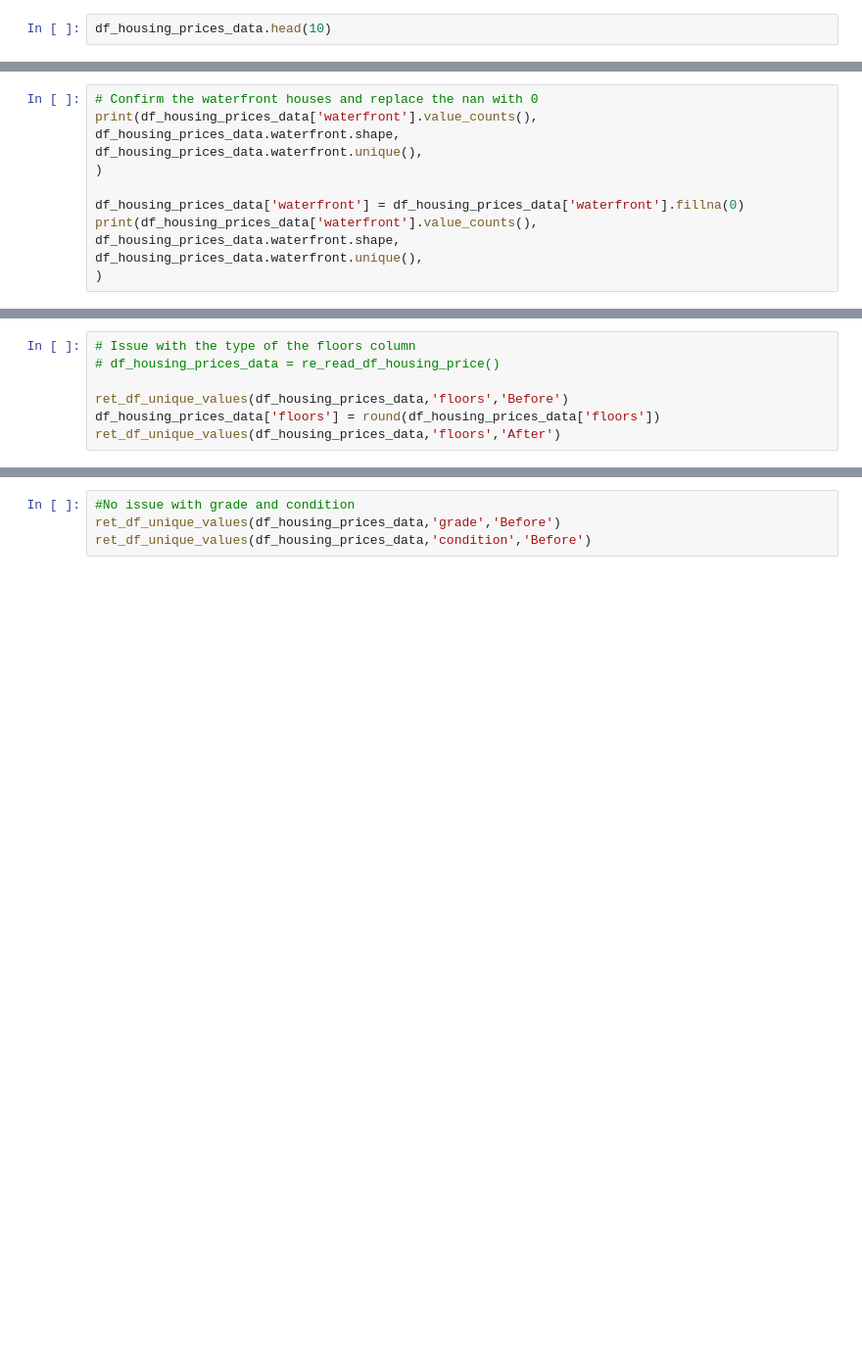
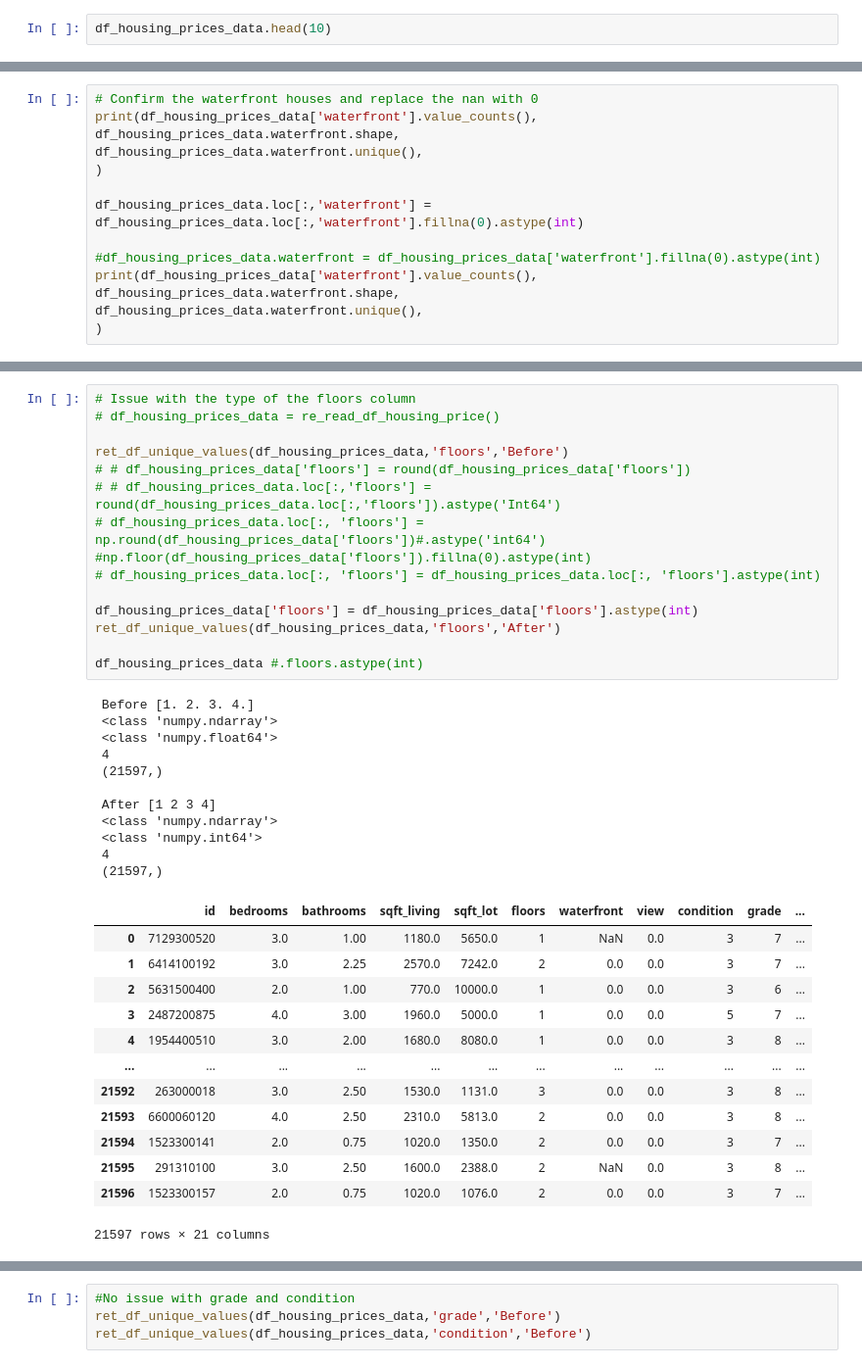
Before and after one commit to vaibhavredekar/ds-eda-project, a Jupyter notebook: eda_project_implementation.ipynb, the cells around one changed output, grey strips where cells are left out. Shown: that part at 98% size. Saved outputs shown, nothing was run; the diff lists cells and outputs as text; blank space fills up the shorter version.

```diff
--- a/eda_project_implementation.ipynb
+++ b/eda_project_implementation.ipynb
@@ -164,7 +193,9 @@ df_housing_prices_data.waterfront.shape,
 df_housing_prices_data.waterfront.unique(),
 )
 
-df_housing_prices_data['waterfront'] = df_housing_prices_data['waterfront'].fillna(0)
+df_housing_prices_data.loc[:,'waterfront'] = df_housing_prices_data.loc[:,'waterfront'].fillna(0).astype(int)
+
+#df_housing_prices_data.waterfront = df_housing_prices_data['waterfront'].fillna(0).astype(int)
 print(df_housing_prices_data['waterfront'].value_counts(),
 df_housing_prices_data.waterfront.shape,
 df_housing_prices_data.waterfront.unique(),
@@ -172,10 +212,42 @@ df_housing_prices_data.waterfront.unique(),
 # %%
 # Issue with the type of the floors column
 # df_housing_prices_data = re_read_df_housing_price()
 
 ret_df_unique_values(df_housing_prices_data,'floors','Before')
-df_housing_prices_data['floors'] = round(df_housing_prices_data['floors'])
+# # df_housing_prices_data['floors'] = round(df_housing_prices_data['floors'])
+# # df_housing_prices_data.loc[:,'floors'] = round(df_housing_prices_data.loc[:,'floors']).astype('Int64')
+# df_housing_prices_data.loc[:, 'floors'] = np.round(df_housing_prices_data['floors'])#.astype('int64')  #np.floor(df_housing_prices_data['floors']).fillna(0).astype(int)
+# df_housing_prices_data.loc[:, 'floors'] = df_housing_prices_data.loc[:, 'floors'].astype(int)
+
+df_housing_prices_data['floors'] = df_housing_prices_data['floors'].astype(int)
 ret_df_unique_values(df_housing_prices_data,'floors','After')
+
+df_housing_prices_data #.floors.astype(int)
+# %% [output]
+ Before [1. 2. 3. 4.]
+ <class 'numpy.ndarray'>
+ <class 'numpy.float64'>
+ 4
+ (21597,)
+
+ After [1 2 3 4]
+ <class 'numpy.ndarray'>
+ <class 'numpy.int64'>
+ 4
+ (21597,)
+|  | id | bedrooms | bathrooms | sqft_living | sqft_lot | floors | waterfront | view | condition | grade | ... |
+| 0 | 7129300520 | 3.0 | 1.00 | 1180.0 | 5650.0 | 1 | NaN | 0.0 | 3 | 7 | ... |
+| 1 | 6414100192 | 3.0 | 2.25 | 2570.0 | 7242.0 | 2 | 0.0 | 0.0 | 3 | 7 | ... |
+| 2 | 5631500400 | 2.0 | 1.00 | 770.0 | 10000.0 | 1 | 0.0 | 0.0 | 3 | 6 | ... |
+| 3 | 2487200875 | 4.0 | 3.00 | 1960.0 | 5000.0 | 1 | 0.0 | 0.0 | 5 | 7 | ... |
+| 4 | 1954400510 | 3.0 | 2.00 | 1680.0 | 8080.0 | 1 | 0.0 | 0.0 | 3 | 8 | ... |
+| ... | ... | ... | ... | ... | ... | ... | ... | ... | ... | ... | ... |
+| 21592 | 263000018 | 3.0 | 2.50 | 1530.0 | 1131.0 | 3 | 0.0 | 0.0 | 3 | 8 | ... |
+| 21593 | 6600060120 | 4.0 | 2.50 | 2310.0 | 5813.0 | 2 | 0.0 | 0.0 | 3 | 8 | ... |
+| 21594 | 1523300141 | 2.0 | 0.75 | 1020.0 | 1350.0 | 2 | 0.0 | 0.0 | 3 | 7 | ... |
+| 21595 | 291310100 | 3.0 | 2.50 | 1600.0 | 2388.0 | 2 | NaN | 0.0 | 3 | 8 | ... |
+| 21596 | 1523300157 | 2.0 | 0.75 | 1020.0 | 1076.0 | 2 | 0.0 | 0.0 | 3 | 7 | ... |
+21597 rows × 21 columns
 # %%
 # Data type of view column from float to int and replace all nan to 0
 ret_df_unique_values(df_housing_prices_data,'view','Before')
```
Also changed, not shown: parts of 8 cells of this notebook.
